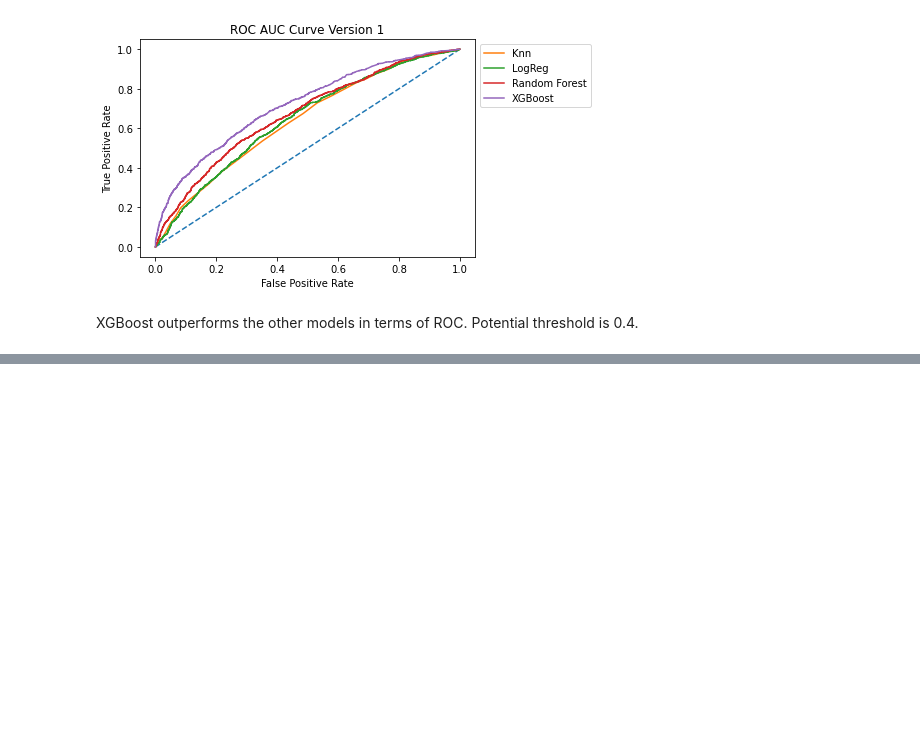
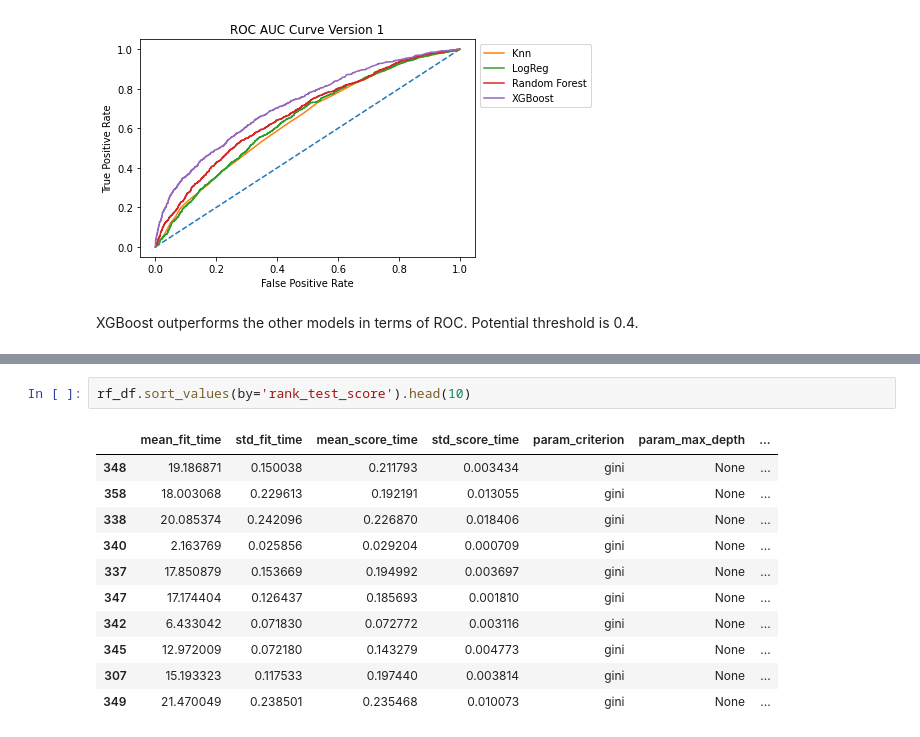
Before and after one commit to aauyeung19/Metis-Project-3, a Jupyter notebook: lib/model_eval.ipynb, the cells around one changed output, grey strips where cells are left out. Drawn from its saved outputs; the diff is of its cells as text; blank space fills up the shorter version.

```diff
--- a/lib/model_eval.ipynb
+++ b/lib/model_eval.ipynb
@@ -105,0 +138,14 @@ Potential threshold is 0.4.
+# %%
+rf_df.sort_values(by='rank_test_score').head(10)
+# %% [output]
+|  | mean_fit_time | std_fit_time | mean_score_time | std_score_time | param_criterion | param_max_depth | ... |
+| 348 | 19.186871 | 0.150038 | 0.211793 | 0.003434 | gini | None | ... |
+| 358 | 18.003068 | 0.229613 | 0.192191 | 0.013055 | gini | None | ... |
+| 338 | 20.085374 | 0.242096 | 0.226870 | 0.018406 | gini | None | ... |
+| 340 | 2.163769 | 0.025856 | 0.029204 | 0.000709 | gini | None | ... |
+| 337 | 17.850879 | 0.153669 | 0.194992 | 0.003697 | gini | None | ... |
+| 347 | 17.174404 | 0.126437 | 0.185693 | 0.001810 | gini | None | ... |
+| 342 | 6.433042 | 0.071830 | 0.072772 | 0.003116 | gini | None | ... |
+| 345 | 12.972009 | 0.072180 | 0.143279 | 0.004773 | gini | None | ... |
+| 307 | 15.193323 | 0.117533 | 0.197440 | 0.003814 | gini | None | ... |
+| 349 | 21.470049 | 0.238501 | 0.235468 | 0.010073 | gini | None | ... |
```
Also changed, not shown: parts of 6 cells of this notebook, 3 other files.
